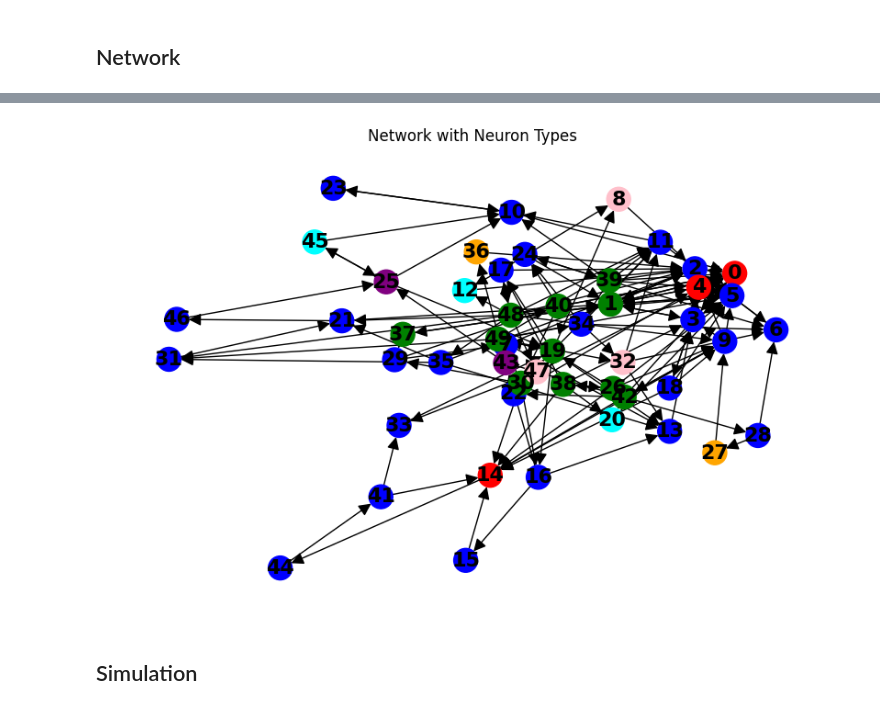
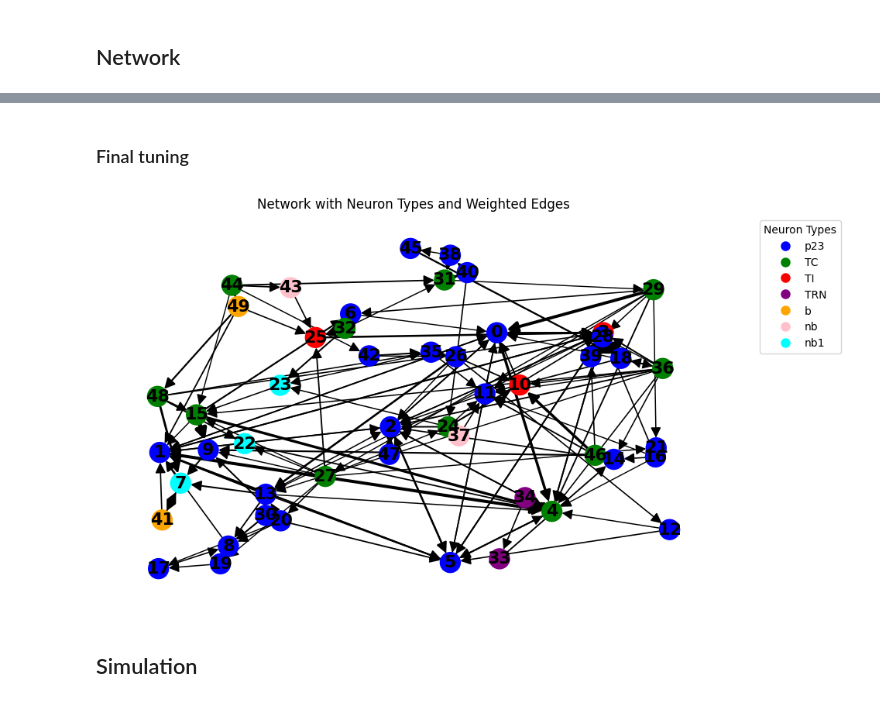
Before and after one commit to Dalsaetra/NeuroSimV3, a Jupyter notebook: python/notebooks/simple_dynamics.ipynb, the cells around one changed output, grey strips where cells are left out. Saved outputs shown, nothing was run; the diff lists cells and outputs as text; code cells hidden in the pictures.

Commit message:
Weight distribution + External input (Poisson) implementation

```diff
--- a/python/notebooks/simple_dynamics.ipynb
+++ b/python/notebooks/simple_dynamics.ipynb
@@ -88,6 +96,7 @@ Small-worldedness: -0.02548582351067219
 # %%
 # Plot the network
-pos = nx.spring_layout(G)
+# Position from "pos" node attribute from G, (x, y) coordinates in numpy array
+pos = [np.array([G.nodes[i].get('pos')[0], G.nodes[i].get('pos')[1]]) for i in G.nodes()]
 plt.figure(figsize=(4, 2))
 nx.draw(G, pos, with_labels=True, node_color='lightblue', node_size=350, font_size=16, font_weight='bold', arrowsize=20)
 plt.title("Fully Connected 2 Neuron Network")
@@ -121,0 +135,6 @@ dist_result
+# %%
+G = assign_biological_weights(G, mu_E=-1.2, sigma_E=1.3,
+                        mu_I=-0.8, sigma_I=0.6,
+                        use_distance=True, lambda_mm=20.0, kernel="exp")
+
+# G = assign_biological_weights(G)
@@ -122 +152,3 @@ dist_result
+# %% [markdown]
+### Final tuning
 # %%
@@ -143,22 +185,54 @@ for i in G.edges:
 # %%
 # Plot network with node color based on ntype
 ntype_colors = {
     "p23": "blue",
     "TC": "green",
     "TI": "red",
     "TRN": "purple",
     "b": "orange",
     "nb": "pink",
     "nb1": "cyan"
 }
 
+# Extract node colors
 node_colors = [ntype_colors.get(G.nodes[i]['ntype'], 'gray') for i in G.nodes]
+
+# Extract edge weights (default to 1 if missing)
+weights = [d.get('weight', 1.0) for _, _, d in G.edges(data=True)]
+
+# Scale edge thickness for visibility (tweak the multiplier as needed)
+min_w, max_w = min(weights), max(weights)
+if max_w > min_w:
+    edge_widths = [1 + 5 * ((w - min_w) / (max_w - min_w)) for w in weights]
+else:
+    edge_widths = [2 for _ in weights]  # fallback if all weights are identical
+
+# Draw
 plt.figure(figsize=(8, 5))
-nx.draw(G, pos, with_labels=True, node_color=node_colors, node_size=350, font_size=16, font_weight='bold', arrowsize=20)
-plt.title("Network with Neuron Types")
+nx.draw(
+    G, pos,
+    with_labels=True,
+    node_color=node_colors,
+    node_size=350,
+    font_size=16,
+    font_weight='bold',
+    arrowsize=20,
+    width=edge_widths
+)
+plt.title("Network with Neuron Types and Weighted Edges")
+
+# Legend
+handles = [
+    plt.Line2D([0], [0], marker='o', color='w',
+               label=ntype, markerfacecolor=color, markersize=10)
+    for ntype, color in ntype_colors.items()
+]
+plt.legend(handles=handles, title="Neuron Types",
+           bbox_to_anchor=(1.05, 1), loc='upper left')
+plt.tight_layout()
 plt.show()
 # %% [output]
-[figure, old version]
+[figure, new version]
 # %% [markdown]
 ## Simulation
 # %%
```
Also changed, not shown: parts of 16 cells of this notebook, 6 other files.
